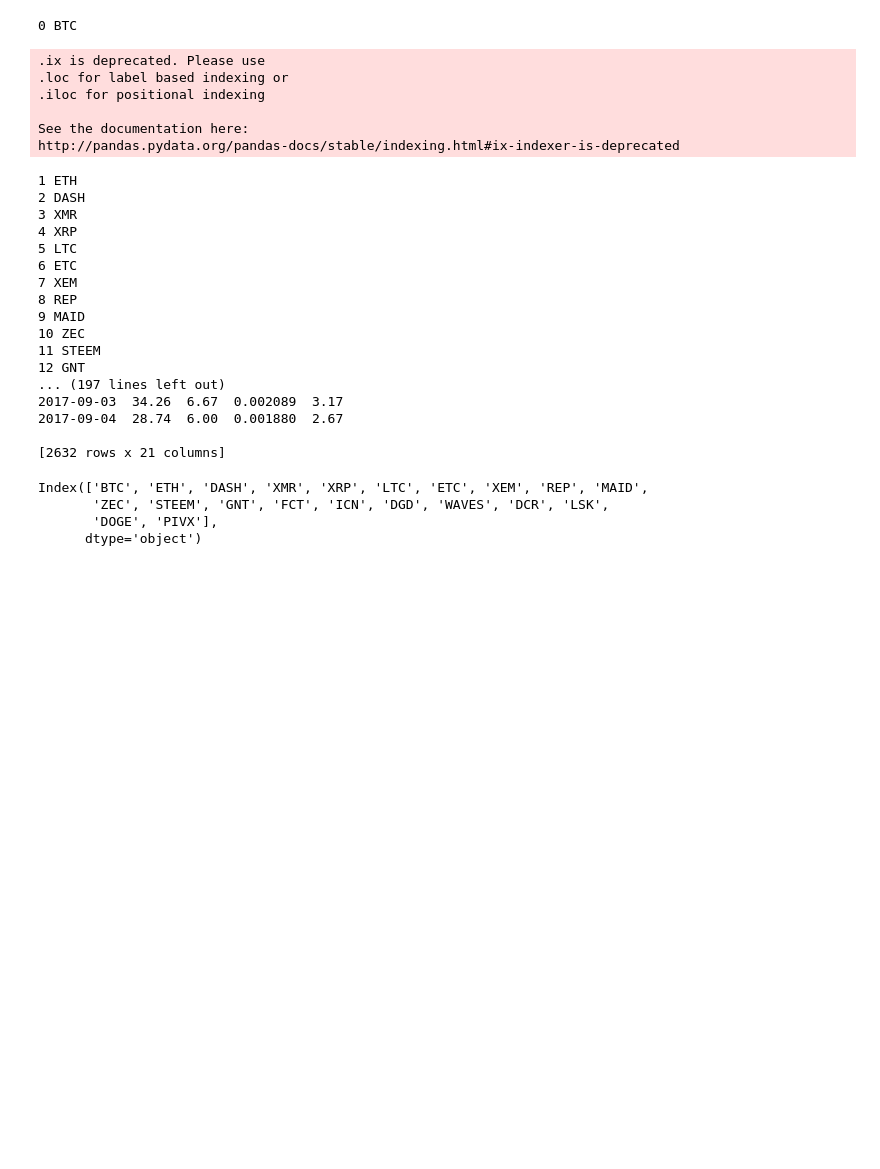
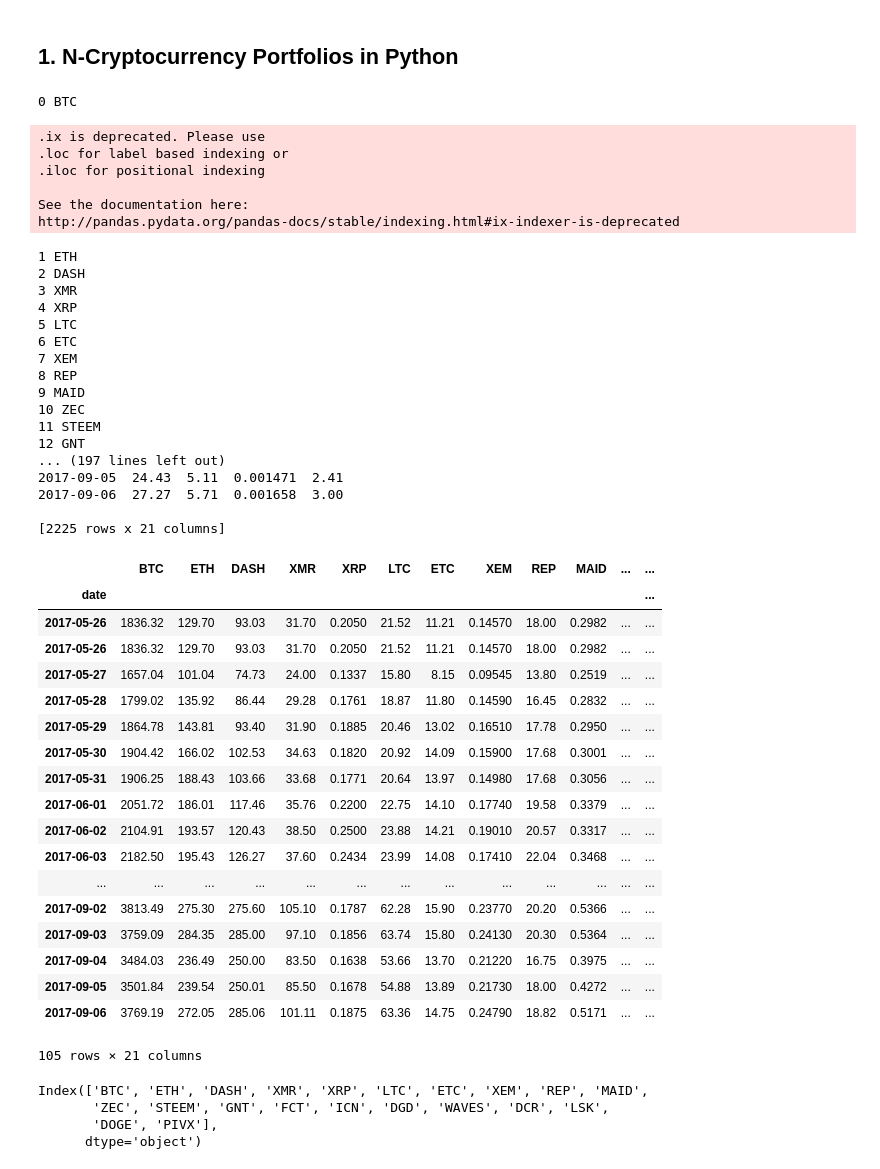
Before and after one commit to alexus987/crypto, a Jupyter notebook: N-CryptoAsset_Portfolios/Identifying Highly Correlated Cryptocurrencies - backup.ipynb, the cells around one changed output. Saved outputs shown, nothing was run; the diff lists cells and outputs as text; code cells hidden in the pictures; blank space fills up the shorter version.

Commit message:
N_crypto_asset changes

```diff
--- a/N-CryptoAsset_Portfolios/Identifying Highly Correlated Cryptocurrencies - backup.ipynb
+++ b/N-CryptoAsset_Portfolios/Identifying Highly Correlated Cryptocurrencies - backup.ipynb
@@ -3,3 +1,5 @@
+# %% [markdown]
+## 1. N-Cryptocurrency Portfolios in Python ##
 # %%
 # N-CryptoAsset Portfolios: Identifying Highly Correlated
 # Cryptocurrencies using PCA
@@ -73,7 +73,7 @@ fsym = ['BTC', 'ETH', 'DASH', 'XMR', 'XRP', 'LTC', 'ETC', 'XEM', 'REP',
         'MAID', 'ZEC', 'STEEM', 'GNT', 'FCT', 'ICN', 'DGD',
         'WAVES', 'DCR', 'LSK', 'DOGE', 'PIVX']
 # vs.
-tsym = 'USD'
+tsym = 'EUR'
 # %%
 for e in enumerate(fsym):
     print(e[0], e[1])
@@ -119,10 +119,32 @@ http://pandas.pydata.org/pandas-docs/stable/indexing.html#ix-indexer-is-deprecat
 11 STEEM
 12 GNT
 ... (197 lines left out)
-2017-09-03  34.26  6.67  0.002089  3.17
-2017-09-04  28.74  6.00  0.001880  2.67
+2017-09-05  24.43  5.11  0.001471  2.41
+2017-09-06  27.27  5.71  0.001658  3.00
 
-[2632 rows x 21 columns]
+[2225 rows x 21 columns]
+# %%
+data.dropna()
+# %% [output]
+|  | BTC | ETH | DASH | XMR | XRP | LTC | ETC | XEM | REP | MAID | ... | ... |
+| date |  |  |  |  |  |  |  |  |  |  |  | ... |
+| 2017-05-26 | 1836.32 | 129.70 | 93.03 | 31.70 | 0.2050 | 21.52 | 11.21 | 0.14570 | 18.00 | 0.2982 | ... | ... |
+| 2017-05-26 | 1836.32 | 129.70 | 93.03 | 31.70 | 0.2050 | 21.52 | 11.21 | 0.14570 | 18.00 | 0.2982 | ... | ... |
+| 2017-05-27 | 1657.04 | 101.04 | 74.73 | 24.00 | 0.1337 | 15.80 | 8.15 | 0.09545 | 13.80 | 0.2519 | ... | ... |
+| 2017-05-28 | 1799.02 | 135.92 | 86.44 | 29.28 | 0.1761 | 18.87 | 11.80 | 0.14590 | 16.45 | 0.2832 | ... | ... |
+| 2017-05-29 | 1864.78 | 143.81 | 93.40 | 31.90 | 0.1885 | 20.46 | 13.02 | 0.16510 | 17.78 | 0.2950 | ... | ... |
+| 2017-05-30 | 1904.42 | 166.02 | 102.53 | 34.63 | 0.1820 | 20.92 | 14.09 | 0.15900 | 17.68 | 0.3001 | ... | ... |
+| 2017-05-31 | 1906.25 | 188.43 | 103.66 | 33.68 | 0.1771 | 20.64 | 13.97 | 0.14980 | 17.68 | 0.3056 | ... | ... |
+| 2017-06-01 | 2051.72 | 186.01 | 117.46 | 35.76 | 0.2200 | 22.75 | 14.10 | 0.17740 | 19.58 | 0.3379 | ... | ... |
+| 2017-06-02 | 2104.91 | 193.57 | 120.43 | 38.50 | 0.2500 | 23.88 | 14.21 | 0.19010 | 20.57 | 0.3317 | ... | ... |
+| 2017-06-03 | 2182.50 | 195.43 | 126.27 | 37.60 | 0.2434 | 23.99 | 14.08 | 0.17410 | 22.04 | 0.3468 | ... | ... |
+| ... | ... | ... | ... | ... | ... | ... | ... | ... | ... | ... | ... | ... |
+| 2017-09-02 | 3813.49 | 275.30 | 275.60 | 105.10 | 0.1787 | 62.28 | 15.90 | 0.23770 | 20.20 | 0.5366 | ... | ... |
+| 2017-09-03 | 3759.09 | 284.35 | 285.00 | 97.10 | 0.1856 | 63.74 | 15.80 | 0.24130 | 20.30 | 0.5364 | ... | ... |
+| 2017-09-04 | 3484.03 | 236.49 | 250.00 | 83.50 | 0.1638 | 53.66 | 13.70 | 0.21220 | 16.75 | 0.3975 | ... | ... |
+| 2017-09-05 | 3501.84 | 239.54 | 250.01 | 85.50 | 0.1678 | 54.88 | 13.89 | 0.21730 | 18.00 | 0.4272 | ... | ... |
+| 2017-09-06 | 3769.19 | 272.05 | 285.06 | 101.11 | 0.1875 | 63.36 | 14.75 | 0.24790 | 18.82 | 0.5171 | ... | ... |
+105 rows × 21 columns
 # %%
 print(df.columns)
 # %% [output]
```
Also changed, not shown: parts of 5 cells of this notebook, 3 other files.
